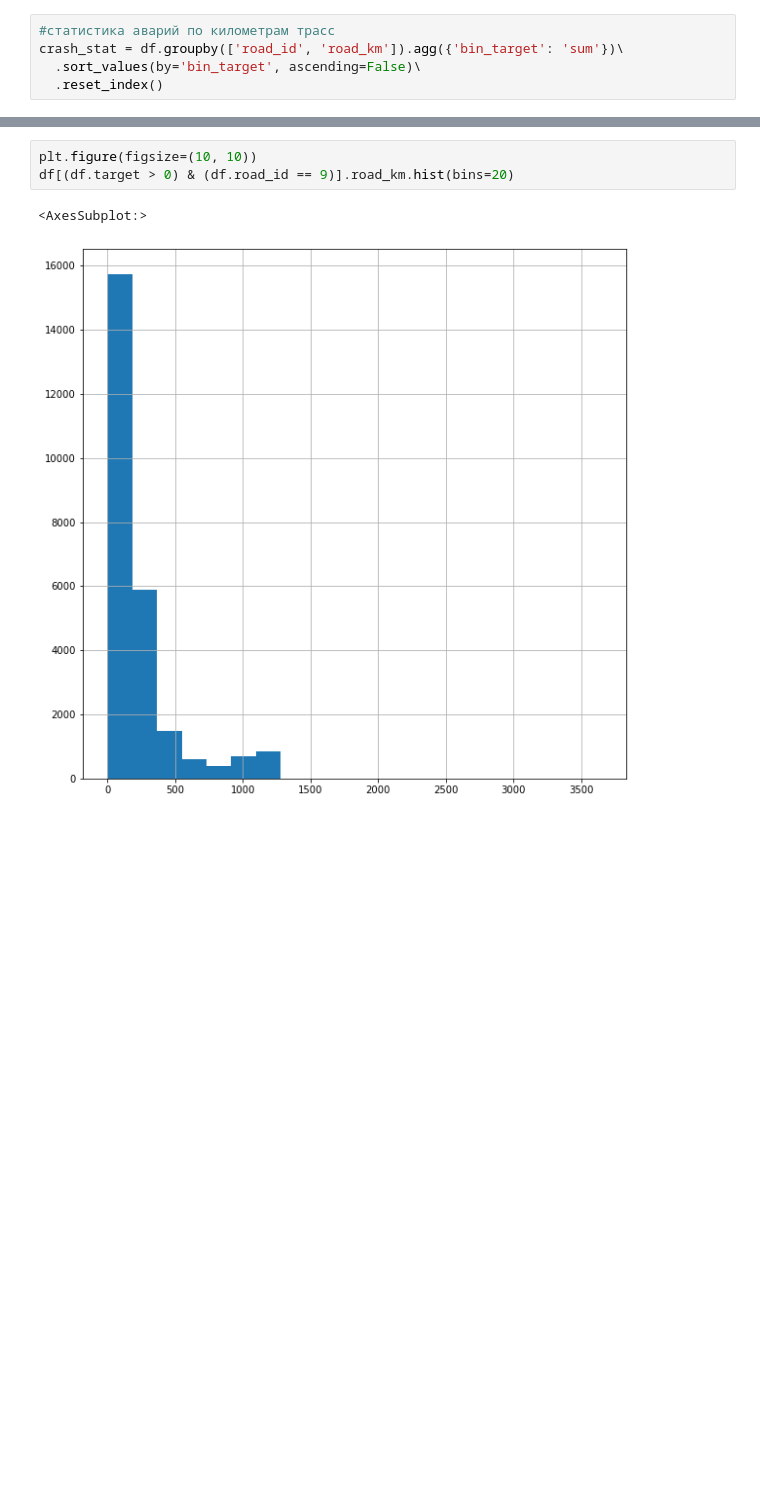
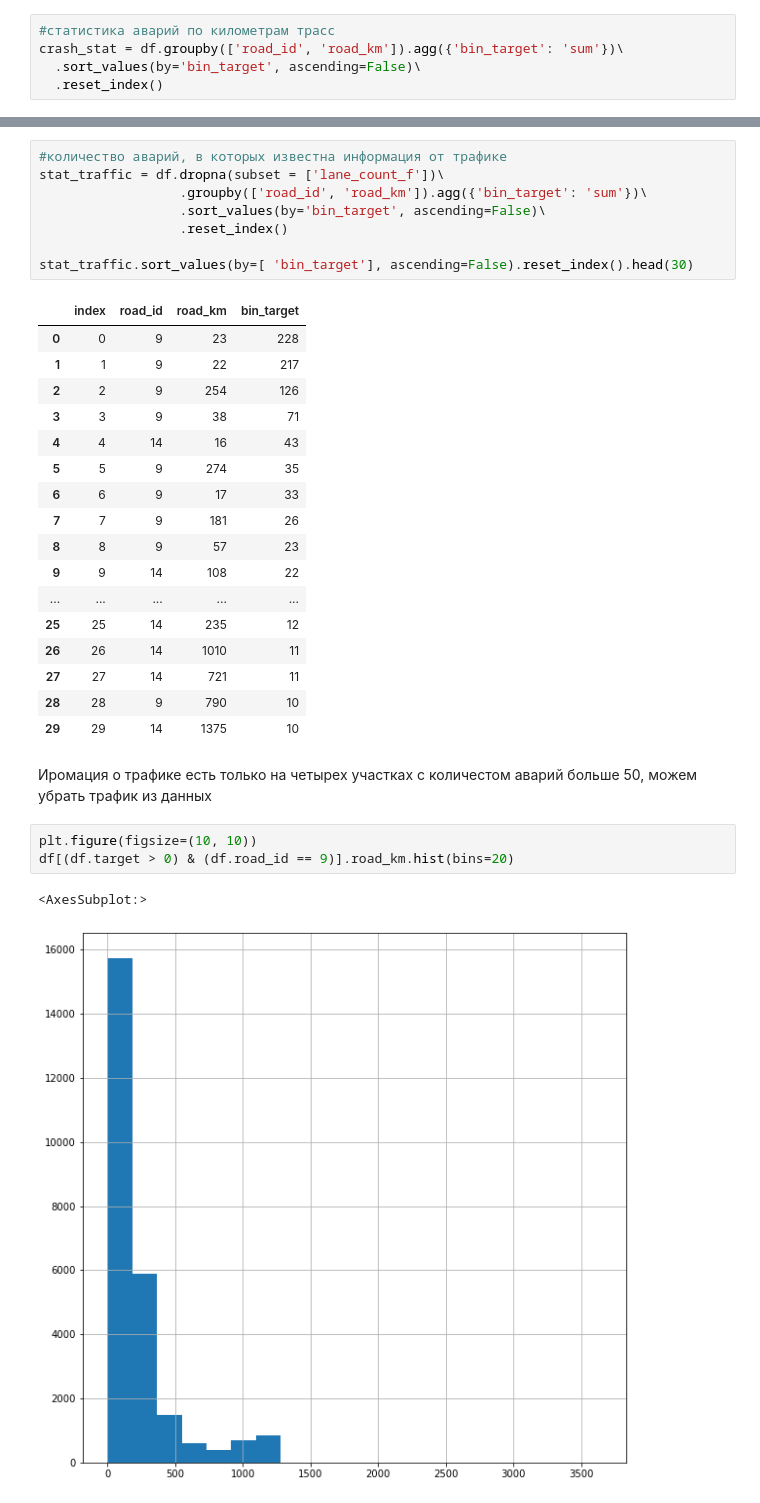
Before and after one commit to Grigory-Kulagin/Emergency-DataHack, a Jupyter notebook: Data_preporation.ipynb, the cells around one changed output, grey strips where cells are left out. Saved outputs shown, nothing was run; the diff lists cells and outputs as text; blank space fills up the shorter version.

```diff
--- a/Data_preporation.ipynb
+++ b/Data_preporation.ipynb
@@ -41,3 +45,31 @@ crash_stat[crash_stat['bin_target'] > 50].sort_values(by=['road_id', 'bin_target
+# %%
+#количество аварий, в которых известна информация от трафике
+stat_traffic = df.dropna(subset = ['lane_count_f'])\
+                  .groupby(['road_id', 'road_km']).agg({'bin_target': 'sum'})\
+                  .sort_values(by='bin_target', ascending=False)\
+                  .reset_index()
+
+stat_traffic.sort_values(by=[ 'bin_target'], ascending=False).reset_index().head(30)
+# %% [output]
+|  | index | road_id | road_km | bin_target |
+| 0 | 0 | 9 | 23 | 228 |
+| 1 | 1 | 9 | 22 | 217 |
+| 2 | 2 | 9 | 254 | 126 |
+| 3 | 3 | 9 | 38 | 71 |
+| 4 | 4 | 14 | 16 | 43 |
+| 5 | 5 | 9 | 274 | 35 |
+| 6 | 6 | 9 | 17 | 33 |
+| 7 | 7 | 9 | 181 | 26 |
+| 8 | 8 | 9 | 57 | 23 |
+| 9 | 9 | 14 | 108 | 22 |
+| ... | ... | ... | ... | ... |
+| 25 | 25 | 14 | 235 | 12 |
+| 26 | 26 | 14 | 1010 | 11 |
+| 27 | 27 | 14 | 721 | 11 |
+| 28 | 28 | 9 | 790 | 10 |
+| 29 | 29 | 14 | 1375 | 10 |
+# %% [markdown]
+Иромация о трафике есть только на четырех участках с количестом аварий больше 50, можем убрать трафик из данных
 # %%
 plt.figure(figsize=(10, 10))
 df[(df.target > 0) & (df.road_id == 9)].road_km.hist(bins=20)
```
Also changed, not shown: parts of 32 cells of this notebook.
